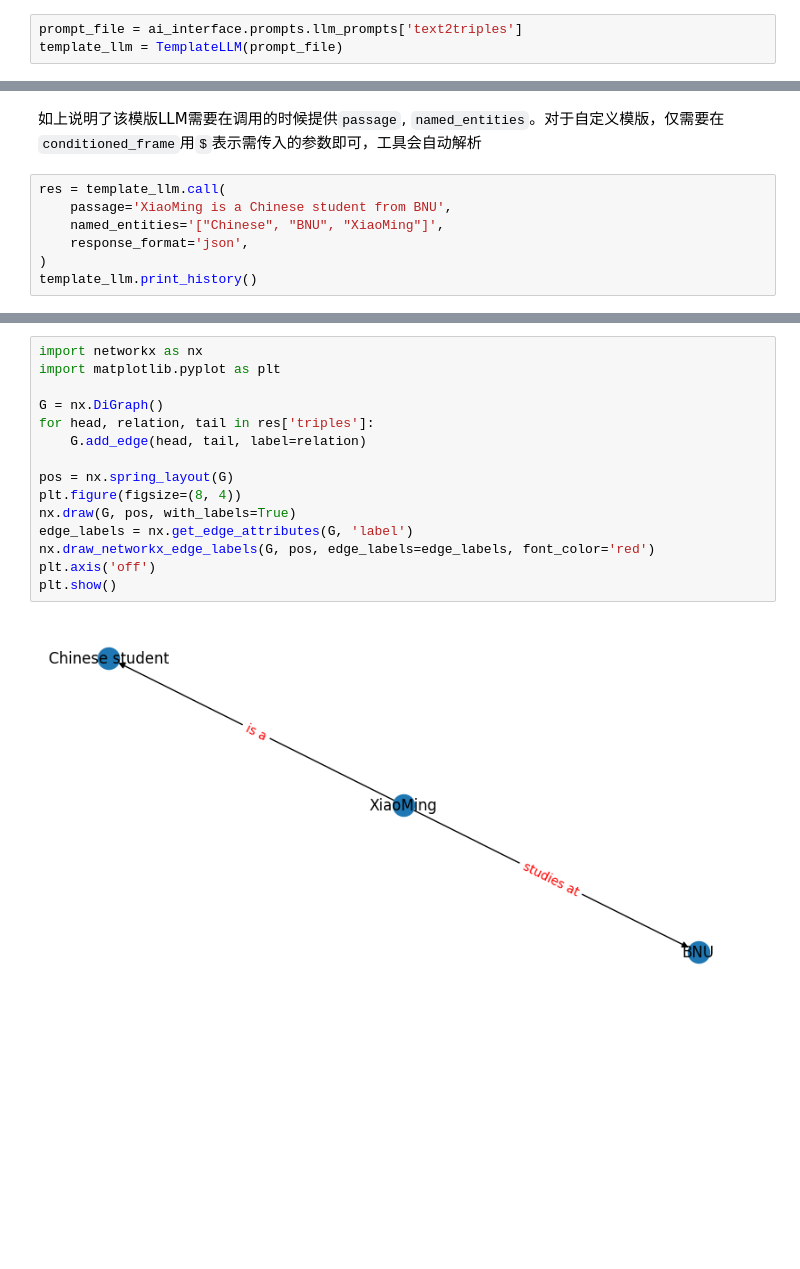
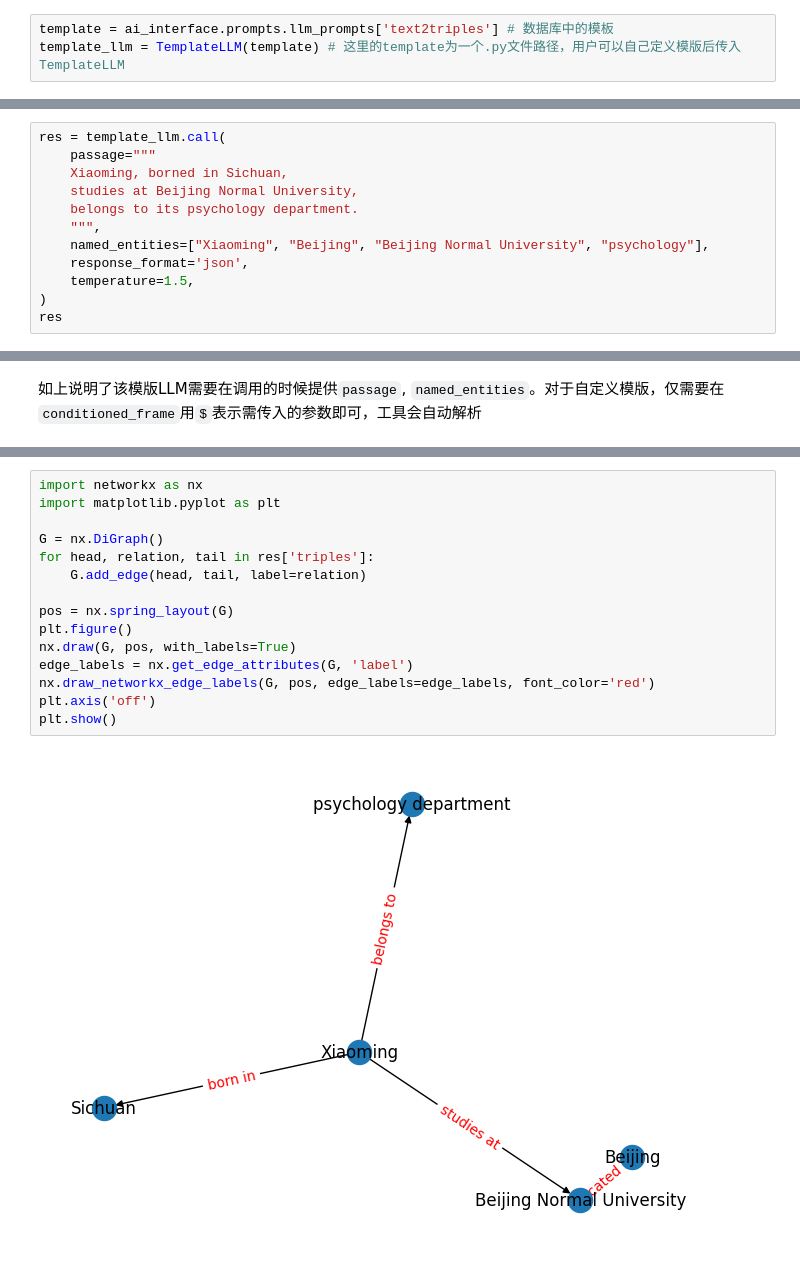
Before and after one commit to colehank/AI-interface, a Jupyter notebook: example_llm.ipynb, the cells around one changed output, grey strips where cells are left out. Drawn from its saved outputs; the diff is of its cells as text; blank space fills up the shorter version.

````diff
--- a/example_llm.ipynb
+++ b/example_llm.ipynb
@@ -78,8 +76,8 @@ embedding shape: (3072,)
 
 ```python
 # %%
-prompt_file = ai_interface.prompts.llm_prompts['text2triples']
-template_llm = TemplateLLM(prompt_file)
+template = ai_interface.prompts.llm_prompts['text2triples'] # 数据库中的模板
+template_llm = TemplateLLM(template) # 这里的template为一个.py文件路径，用户可以自己定义模版后传入TemplateLLM
 # %% [output]
 Template loaded from
 /Users/zgh/Desktop/workingdir/AI-interface/ai_interface/datasets/llm_prompts/text2triples.py
@@ -93,0 +108,12 @@ template_llm
+# %%
+res = template_llm.call(
+    passage="""
+    Xiaoming, borned in Sichuan,
+    studies at Beijing Normal University,
+    belongs to its psychology department.
+    """,
+    named_entities=["Xiaoming", "Beijing", "Beijing Normal University", "psychology"],
+    response_format='json',
+    temperature=1.5,
+)
+res
@@ -94,9 +125,2 @@ template_llm
 # %% [markdown]
 如上说明了该模版LLM需要在调用的时候提供`passage`, `named_entities`。对于自定义模版，仅需要在`conditioned_frame`用`$`表示需传入的参数即可，工具会自动解析
-# %%
-res = template_llm.call(
-    passage='XiaoMing is a Chinese student from BNU',
-    named_entities='["Chinese", "BNU", "XiaoMing"]',
-    response_format='json',
-)
-template_llm.print_history()
@@ -121,17 +127,17 @@ Convert the paragraph into a JSON dict,
 # %%
 import networkx as nx
 import matplotlib.pyplot as plt
 
 G = nx.DiGraph()
 for head, relation, tail in res['triples']:
     G.add_edge(head, tail, label=relation)
 
 pos = nx.spring_layout(G)
-plt.figure(figsize=(8, 4))
+plt.figure()
 nx.draw(G, pos, with_labels=True)
 edge_labels = nx.get_edge_attributes(G, 'label')
 nx.draw_networkx_edge_labels(G, pos, edge_labels=edge_labels, font_color='red')
 plt.axis('off')
 plt.show()
 # %% [output]
-[figure, old version]
+[figure, new version]
````
Also changed, not shown: parts of 8 cells of this notebook, 10 other files.
